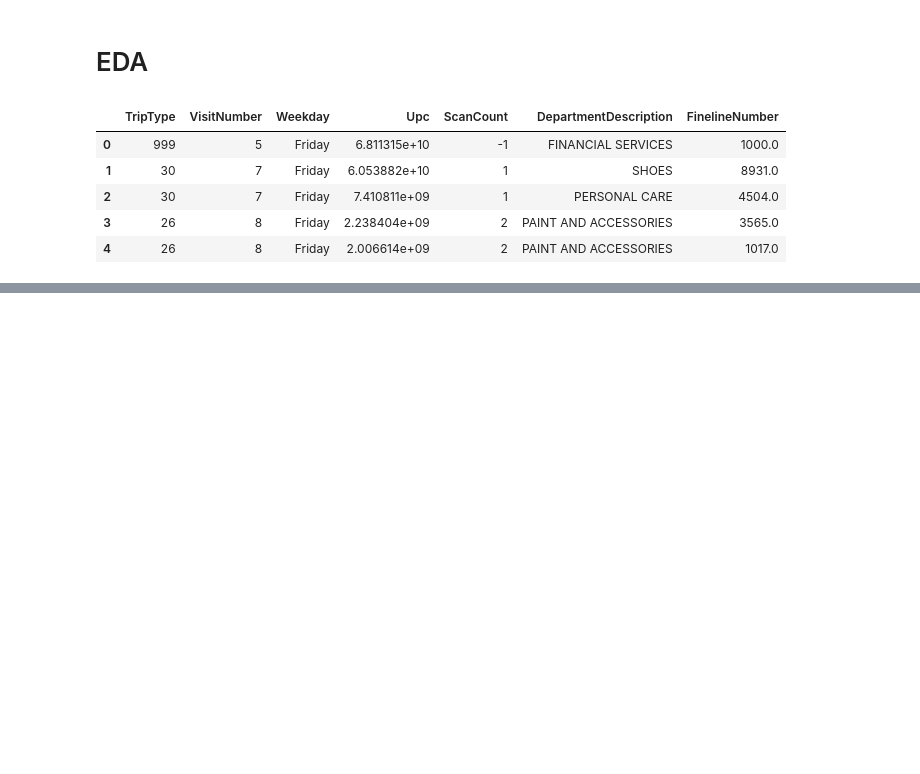
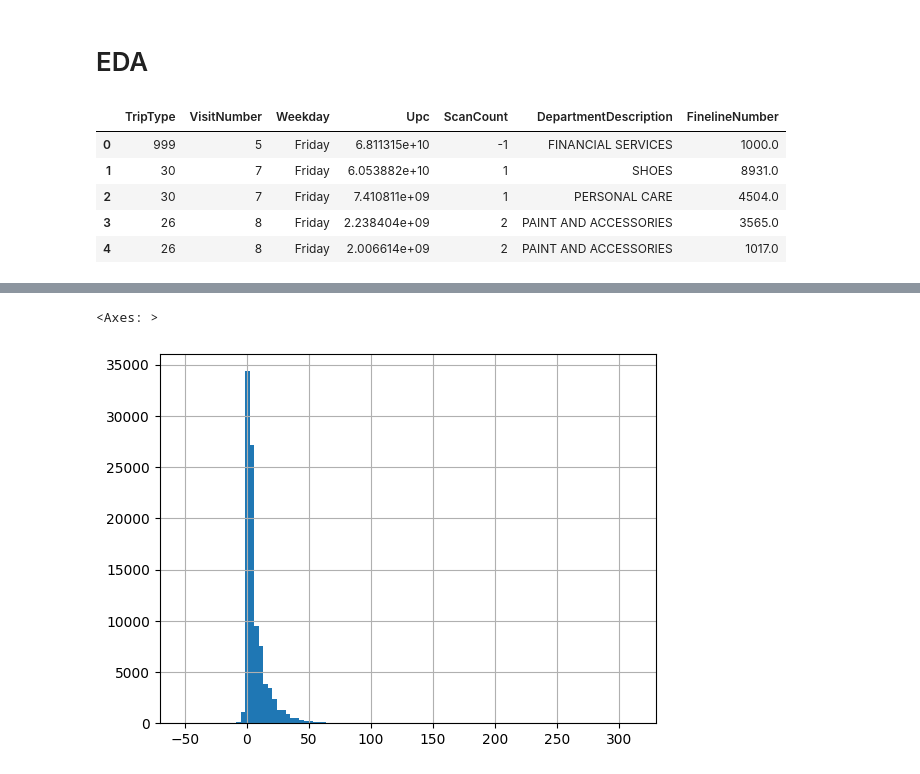
Before and after one commit to annahanslc/walmart-trip-type, a Jupyter notebook: eda/eda1.ipynb, the cells around one changed output, grey strips where cells are left out. Cells and saved outputs as stored; diff of their text form; code cells hidden in the pictures; blank space fills up the shorter version.

```diff
--- a/eda/eda1.ipynb
+++ b/eda/eda1.ipynb
@@ -21,0 +179,5 @@ df.head()
+# %%
+# Get the total number of scans per visit
+total_scan_count = df.groupby('VisitNumber')[['ScanCount']].sum()
+total_scan_count.reset_index(inplace=True)
+total_scan_count
@@ -21,0 +198,6 @@ df.head()
+# %%
+# Plot the distribution of total number of scans per visit
+total_scan_count['ScanCount'].hist(bins=100)
+# %% [output]
+<Axes: >
+[figure, added]
```
Also changed, not shown: parts of 26 cells of this notebook.
